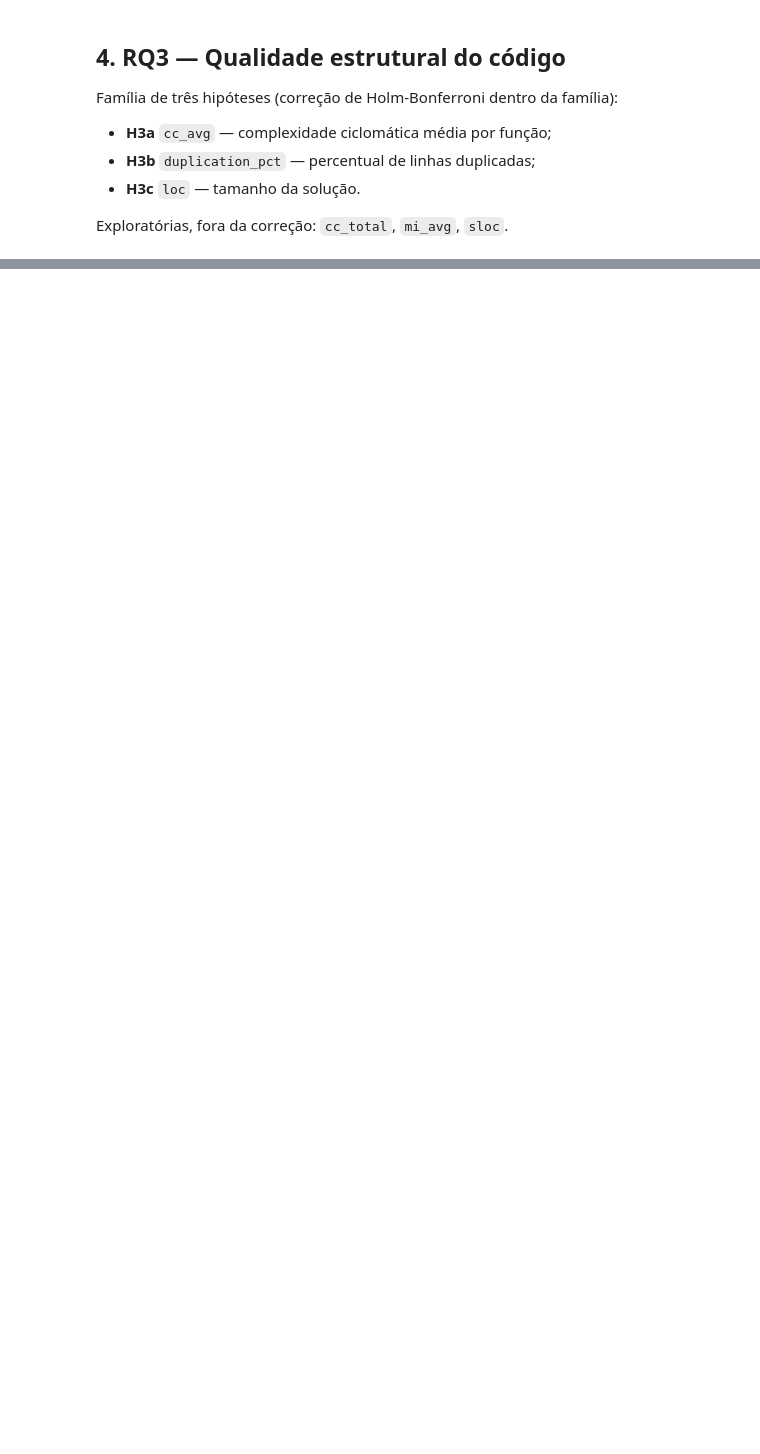
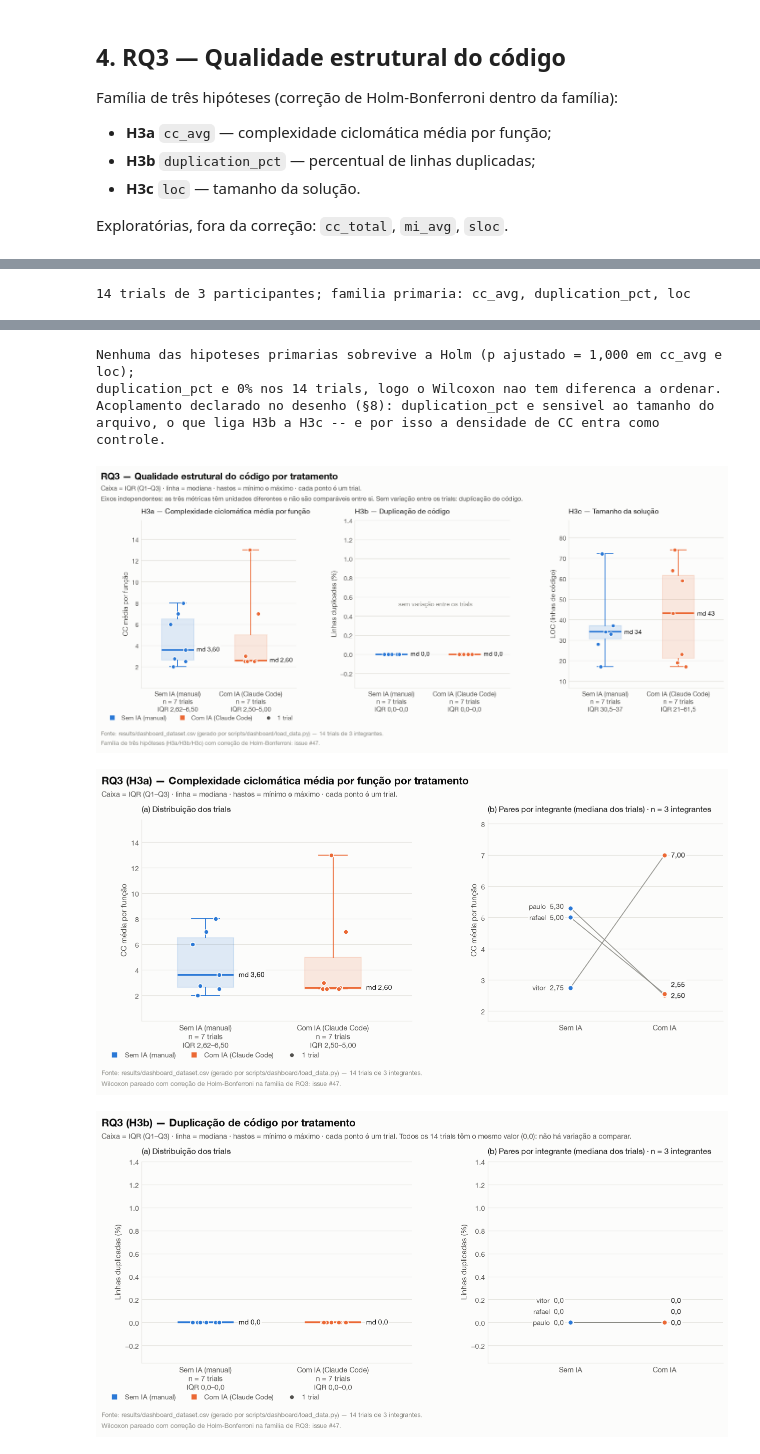
Before and after one commit to vitorrebula/Lab02AssistentesdeIAxCodManual, a Jupyter notebook: scripts/dashboard/dashboard.ipynb, the cells around one changed output, grey strips where cells are left out. Saved outputs shown, nothing was run; the diff lists cells and outputs as text; code cells hidden in the pictures; blank space fills up the shorter version.

```diff
--- a/scripts/dashboard/dashboard.ipynb
+++ b/scripts/dashboard/dashboard.ipynb
@@ -162,15 +345,40 @@ display(build_paired_frame(df))
 # %%
-# Issue #49 - RQ3: painel com as tres metricas da familia (H3a cc_avg,
-# H3b duplication_pct, H3c loc) e, em seguida, uma figura por metrica com o
-# boxplot (mediana/IQR) ao lado dos pares por integrante.
+# RQ3 - o painel e as figuras por metrica da issue #49, mais o BOX PLOT das
+# quatro metricas (as tres hipoteses + a densidade, que normaliza por LOC).
 fig_rq3 = figure_rq3_overview(df)
 save_figure(fig_rq3, FIG_DIR / "rq3_estrutura.png")
 
 for metrica in RQ3_METRICS:
-    fig_metrica = figure_rq3_metric(df, metrica)
-    save_figure(fig_metrica, FIG_DIR / f"rq3_{metrica}.png")
+    save_figure(figure_rq3_metric(df, metrica), FIG_DIR / f"rq3_{metrica}.png")
 
-# TODO(#47): Wilcoxon signed-rank pareado por integrante nas tres metricas,
-#            Shapiro-Wilk nas diferencas (teste t pareado em paralelo quando
-#            couber), Holm-Bonferroni na familia e Cliff's delta como efeito.
-#            Discutir o acoplamento entre duplication_pct e loc (desenho, §8).
+fig_rq3_box = figure_rq3_box(df)
+save_figure(fig_rq3_box, FIG_DIR / "rq3_boxplot_estrutura.png")
+
+# Testes de RQ3 (issue #47, docs/analise-rq3.md): Wilcoxon pareado por
+# participante em cada metrica + Holm na familia primaria (H3a, H3b, H3c).
+rq3 = resultados("rq3")
+print(f"{rq3['n_trials']} trials de {rq3['n_participantes']} participantes; "
+      f"familia primaria: {', '.join(rq3['familia_primaria'])}")
+linhas = []
+for metrica, e in rq3["metricas"].items():
+    w3 = e["wilcoxon"]
+    linhas.append({
+        "metrica": metrica,
+        "rotulo": e["rotulo"],
+        "mediana_manual": e["descritivos"]["manual"]["mediana"],
+        "iqr_manual": e["descritivos"]["manual"]["iqr"],
+        "mediana_ai": e["descritivos"]["ai"]["mediana"],
+        "iqr_ai": e["descritivos"]["ai"]["iqr"],
+        "W": w3["W"] if w3 else None,
+        "p": w3["p"] if w3 else None,
+        "r_rb": w3["r_rank_biserial"] if w3 else None,
+        "p_holm": rq3["holm_primario"].get(metrica),
+        "obs": e.get("wilcoxon_obs", ""),
+    })
+display(pd.DataFrame(linhas))
+print("Nenhuma das hipoteses primarias sobrevive a Holm (p ajustado = 1,000 em cc_avg e loc);")
+print("duplication_pct e 0% nos 14 trials, logo o Wilcoxon nao tem diferenca a ordenar.")
+print("Acoplamento declarado no desenho (§8): duplication_pct e sensivel ao tamanho do")
+print("arquivo, o que liga H3b a H3c -- e por isso a densidade de CC entra como controle.")
+# %% [output]
+14 trials de 3 participantes; familia primaria: cc_avg, duplication_pct, loc
@@ -176,0 +391,7 @@ for metrica in RQ3_METRICS:
+Nenhuma das hipoteses primarias sobrevive a Holm (p ajustado = 1,000 em cc_avg e loc);
+duplication_pct e 0% nos 14 trials, logo o Wilcoxon nao tem diferenca a ordenar.
+Acoplamento declarado no desenho (§8): duplication_pct e sensivel ao tamanho do
+arquivo, o que liga H3b a H3c -- e por isso a densidade de CC entra como controle.
+[figure, added]
+[figure, added]
+[figure, added]
```
Also changed, not shown: parts of 17 cells of this notebook, 38 other files.
